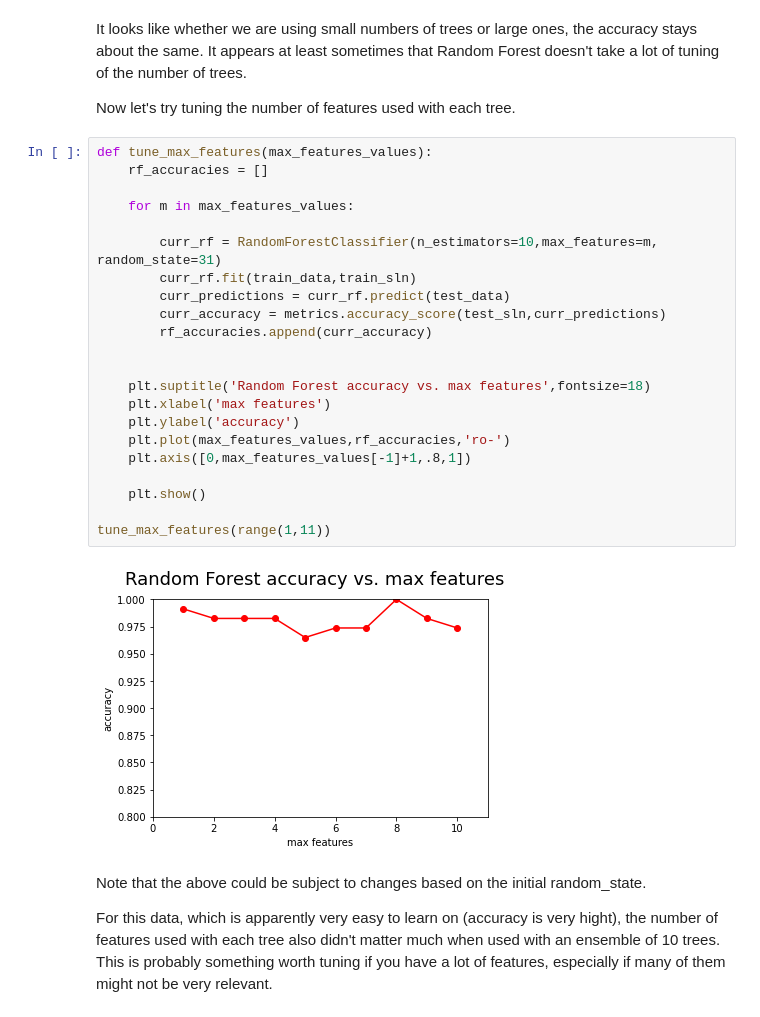
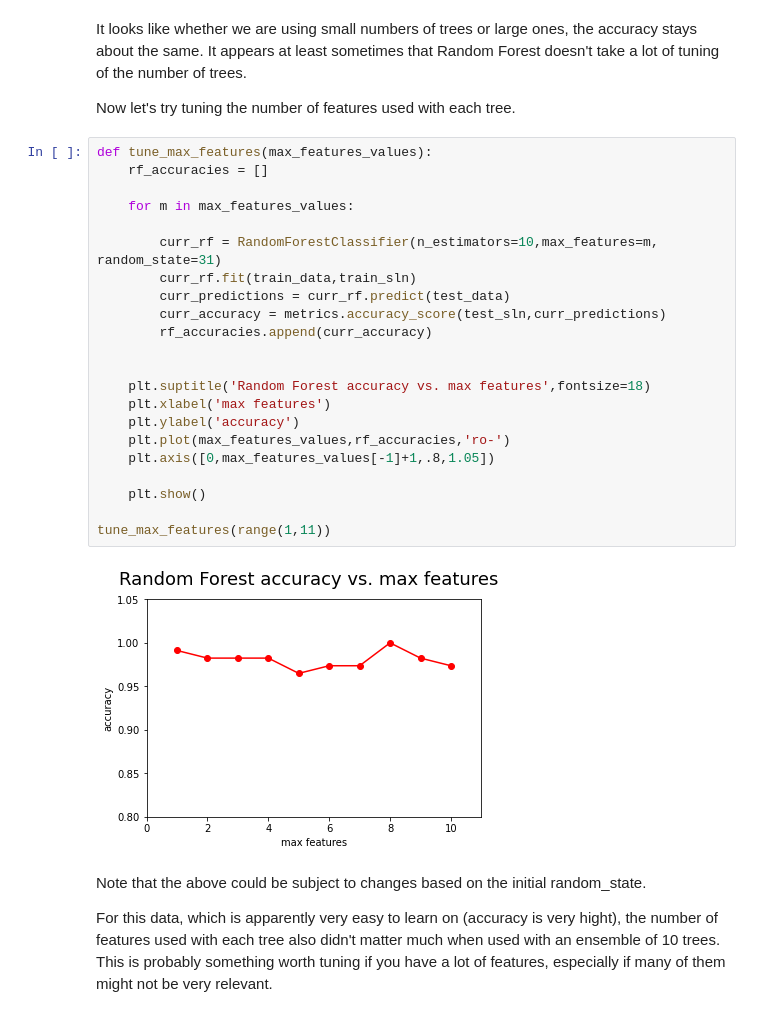
Before and after one commit to merriekay/S23-CS167-Notes, a Jupyter notebook: Day12_Random_Forests.ipynb, the cells around one changed output. Cells and saved outputs as stored; diff of their text form.

```diff
--- a/Day12_Random_Forests.ipynb
+++ b/Day12_Random_Forests.ipynb
@@ -387,27 +403,27 @@ Now let's try tuning the number of features used with each tree.
 # %%
 def tune_max_features(max_features_values):
     rf_accuracies = []
 
     for m in max_features_values:
 
         curr_rf = RandomForestClassifier(n_estimators=10,max_features=m, random_state=31)
         curr_rf.fit(train_data,train_sln)
         curr_predictions = curr_rf.predict(test_data)
         curr_accuracy = metrics.accuracy_score(test_sln,curr_predictions)
         rf_accuracies.append(curr_accuracy)
 
 
     plt.suptitle('Random Forest accuracy vs. max features',fontsize=18)
     plt.xlabel('max features')
     plt.ylabel('accuracy')
     plt.plot(max_features_values,rf_accuracies,'ro-')
-    plt.axis([0,max_features_values[-1]+1,.8,1])
+    plt.axis([0,max_features_values[-1]+1,.8,1.05])
 
     plt.show()
 
 tune_max_features(range(1,11))
 # %% [output]
-[figure, old version]
+[figure, new version]
 # %% [markdown]
 Note that the above could be subject to changes based on the initial random_state.
 
```
Also changed, not shown: parts of 8 cells of this notebook.
